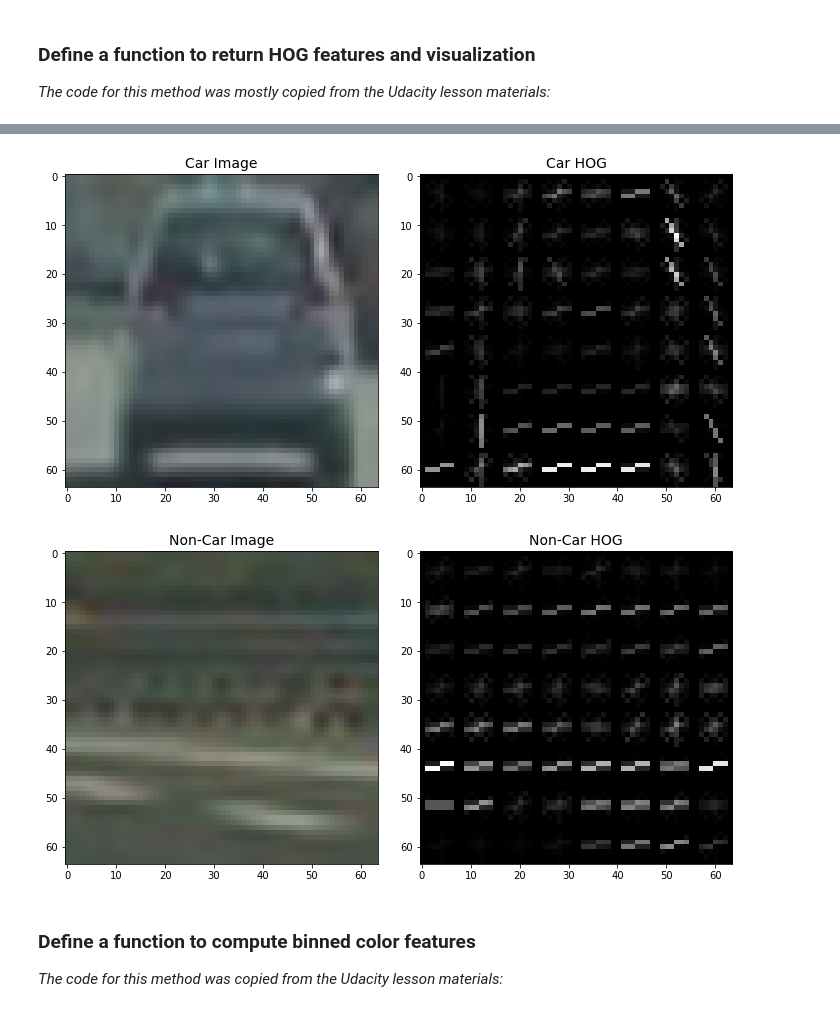
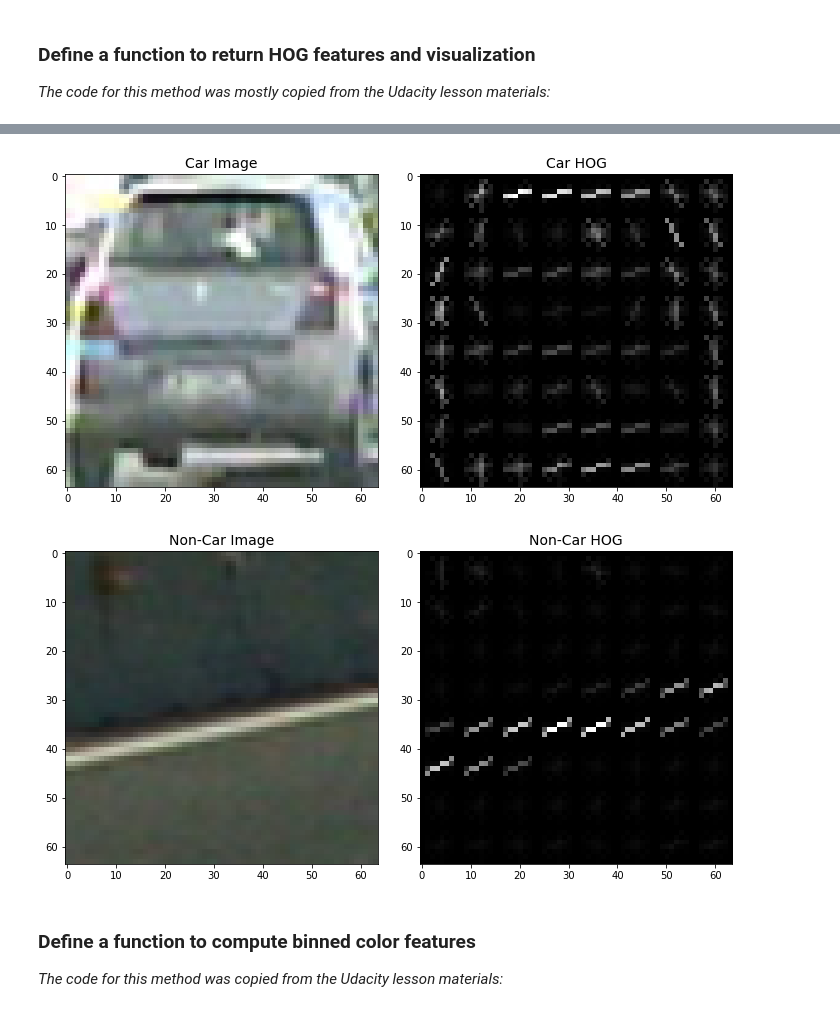
Before and after one commit to pascalirminger/CarND-Vehicle-Detection-P5, a Jupyter notebook: Pipeline.ipynb, the cells around one changed output, grey strips where cells are left out. Saved outputs shown, nothing was run; the diff lists cells and outputs as text; code cells hidden in the pictures.

```diff
--- a/Pipeline.ipynb
+++ b/Pipeline.ipynb
@@ -36,7 +63,7 @@ import numpy as np
 
 %matplotlib inline
 
-fig, axes = plt.subplots(6, 6, figsize=(18,18))
+fig, axes = plt.subplots(6, 6, figsize=(16,16))
 fig.subplots_adjust(hspace=.2, wspace=.4)
 axes = axes.ravel()
 
@@ -106,21 +115,19 @@ def plot_images_side_by_side(left_img, left_title, right_img, right_title):
 # %%
-
-
 def test_car():
-    img = mpimg.imread(car_images[1350])
-    features, hog_image = get_hog_features(img[:,:,2], 9, 8, 8, vis=True, feature_vec=True)
+    img = mpimg.imread(car_images[1346])
+    features, hog_image = get_hog_features(img[:,:,2], 9, 8, 2, vis=True, feature_vec=True)
     plot_images_side_by_side(img, 'Car Image', hog_image, 'Car HOG')
 
 def test_non_car():
-    img = mpimg.imread(noncar_images[1350])
-    features, hog_image = get_hog_features(img[:,:,2], 9, 8, 8, vis=True, feature_vec=True)
+    img = mpimg.imread(noncar_images[367])
+    features, hog_image = get_hog_features(img[:,:,2], 9, 8, 2, vis=True, feature_vec=True)
     plot_images_side_by_side(img, 'Non-Car Image', hog_image, 'Non-Car HOG')
 
 test_car()
 test_non_car()
 # %% [output]
-[figure, old version]
+[figure, new version]
-[figure, old version]
+[figure, new version]
 # %% [markdown]
 ### Define a function to compute binned color features
 
```
Also changed, not shown: parts of 49 cells of this notebook.
